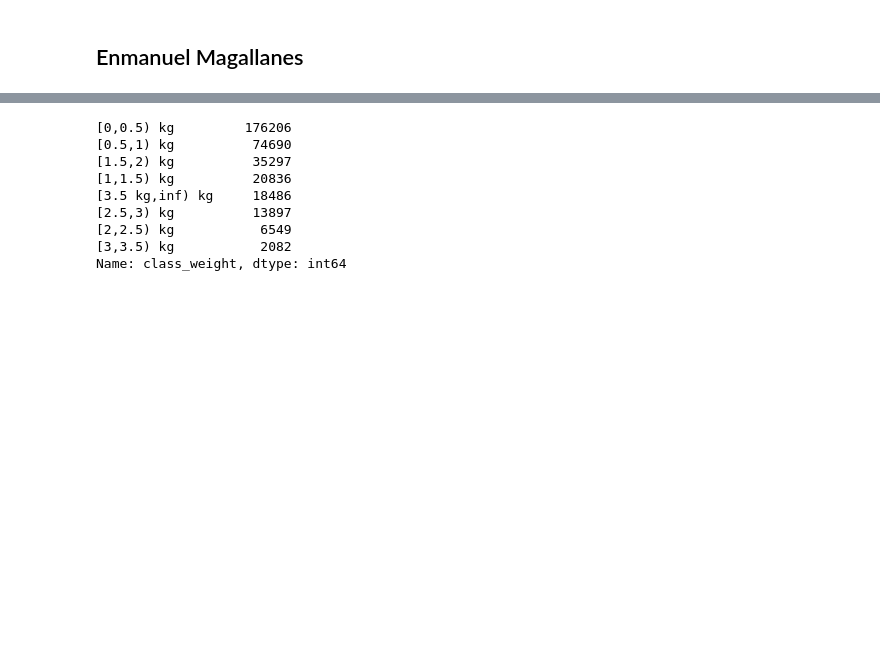
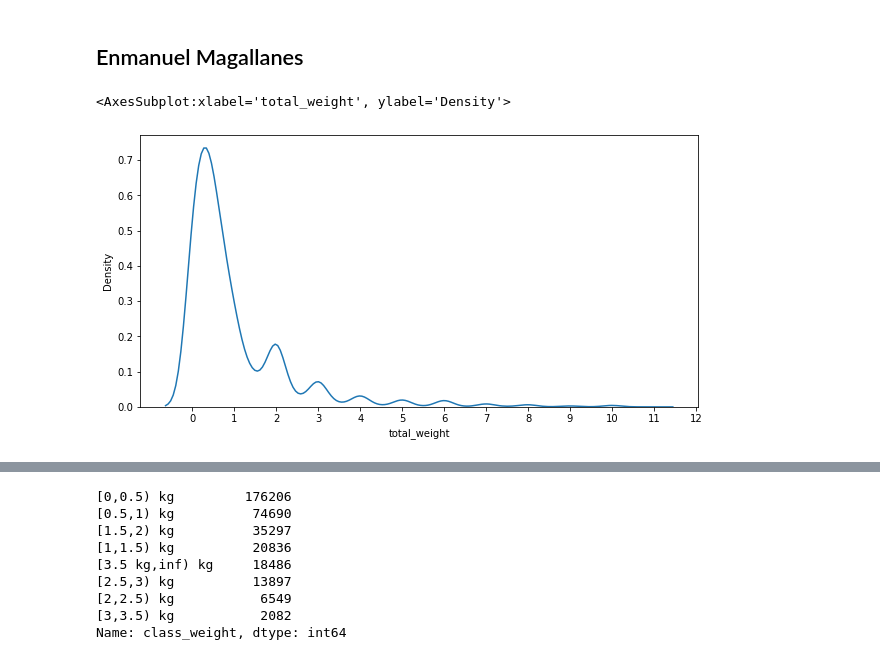
Before and after one commit to enmanuel-mag/ICD-Proyect, a Jupyter notebook: Proyect/notebooks/icd.ipynb, the cells around one changed output, grey strips where cells are left out. Drawn from its saved outputs; the diff is of its cells as text; code cells hidden in the pictures; blank space fills up the shorter version.

```diff
--- a/Proyect/notebooks/icd.ipynb
+++ b/Proyect/notebooks/icd.ipynb
@@ -57,5 +53,12 @@ z_scores = stats.zscore(df['total_weight'])
 abs_z_scores = np.abs(z_scores)
 filtered_entries = abs_z_scores < 3
 df = df[ filtered_entries ]
+# %%
+plt.figure(figsize=(10,5))
+plt.xticks([x for x in range(16)])
+sns.kdeplot(data=df, x='total_weight', bw_adjust=2)
+# %% [output]
+<AxesSubplot:xlabel='total_weight', ylabel='Density'>
+[figure, added]
 # %%
 ## Boxplot of total_weight
```
Also changed, not shown: parts of 10 cells of this notebook, 1 other file.
